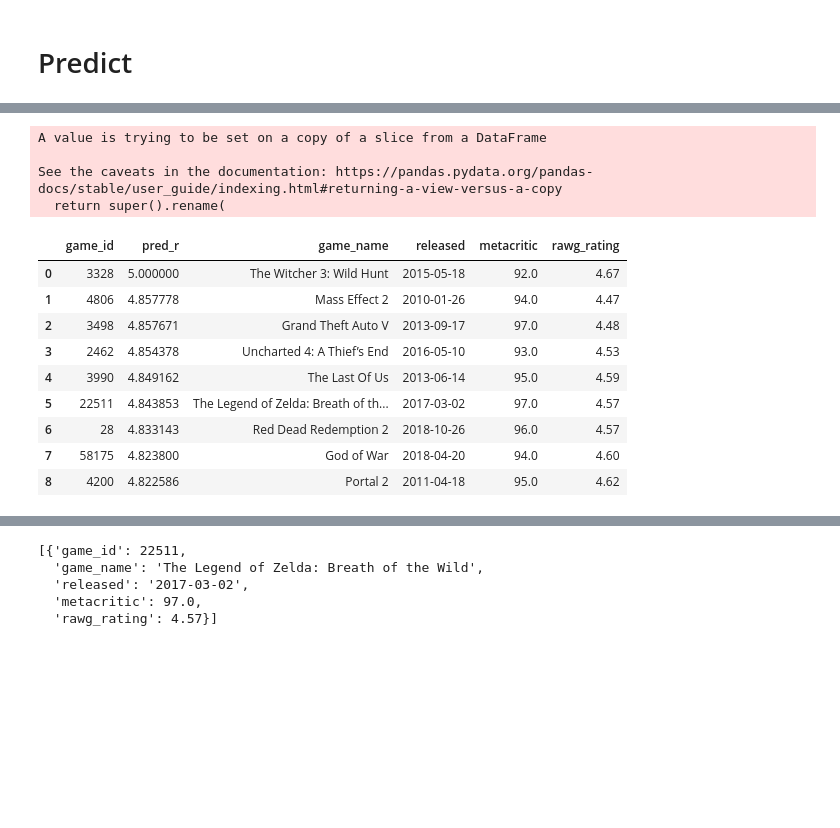
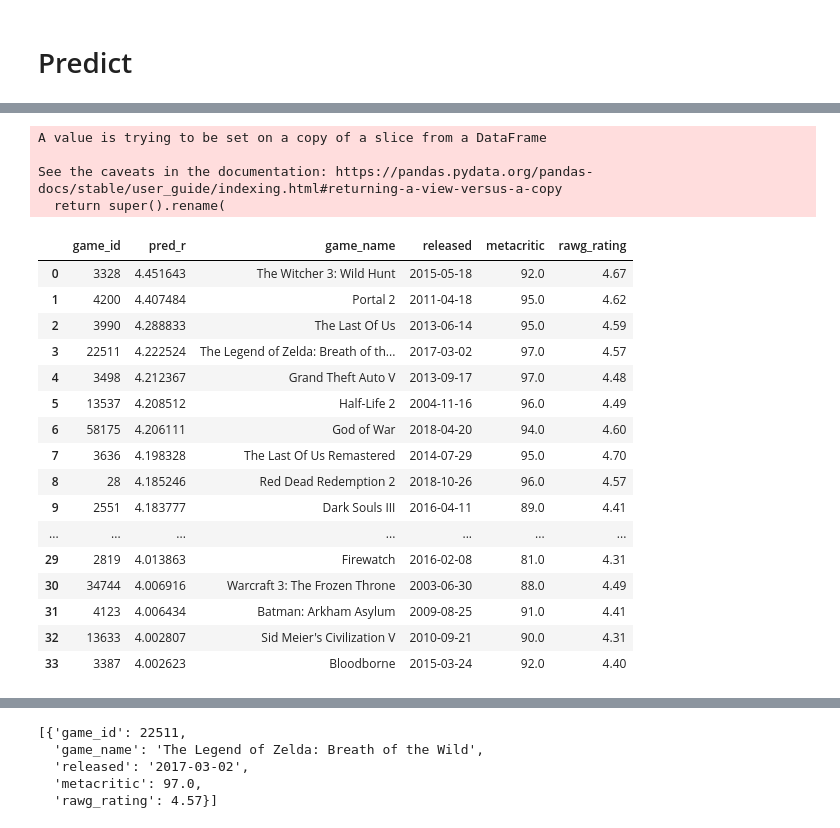
Before and after one commit to Agnes-Lain/game_one, a Jupyter notebook: notebooks/gl-rating-surprise-model-with-prediction.ipynb, the cells around one changed output, grey strips where cells are left out. Cells and saved outputs as stored; diff of their text form; code cells hidden in the pictures; blank space fills up the shorter version.

```diff
--- a/notebooks/gl-rating-surprise-model-with-prediction.ipynb
+++ b/notebooks/gl-rating-surprise-model-with-prediction.ipynb
@@ -204,6 +204,8 @@ def generate_recommendation(user_id, model, rating_df, metadata, thresh):
 
     pred_user_filtered_w_n = pred_user_filtered.merge(metadata, left_on='game_id', right_on='game_id', how='left')
 
+    pred_b = pred_user_filtered_w_n.merge
+
     #for game_name in game_names:
     #    prediction = predict_purchase(user_id, game_name, model, metadata)
     #    if prediction > thresh :
@@ -215,18 +235,25 @@ def generate_recommendation(user_id, model, rating_df, metadata, thresh):
 # %%
-pred = generate_recommendation(42, model, rating_df, metadata, 4.8)
+pred = generate_recommendation(655, model, rating_df, metadata, 4.0)
 pred
 # %% [output]
 A value is trying to be set on a copy of a slice from a DataFrame
 
 See the caveats in the documentation: https://pandas.pydata.org/pandas-docs/stable/user_guide/indexing.html#returning-a-view-versus-a-copy
   return super().rename(
 |  | game_id | pred_r | game_name | released | metacritic | rawg_rating |
-| 0 | 3328 | 5.000000 | The Witcher 3: Wild Hunt | 2015-05-18 | 92.0 | 4.67 |
-| 1 | 4806 | 4.857778 | Mass Effect 2 | 2010-01-26 | 94.0 | 4.47 |
-| 2 | 3498 | 4.857671 | Grand Theft Auto V | 2013-09-17 | 97.0 | 4.48 |
-| 3 | 2462 | 4.854378 | Uncharted 4: A Thief’s End | 2016-05-10 | 93.0 | 4.53 |
-| 4 | 3990 | 4.849162 | The Last Of Us | 2013-06-14 | 95.0 | 4.59 |
-| 5 | 22511 | 4.843853 | The Legend of Zelda: Breath of th... | 2017-03-02 | 97.0 | 4.57 |
-| 6 | 28 | 4.833143 | Red Dead Redemption 2 | 2018-10-26 | 96.0 | 4.57 |
-| 7 | 58175 | 4.823800 | God of War | 2018-04-20 | 94.0 | 4.60 |
-| 8 | 4200 | 4.822586 | Portal 2 | 2011-04-18 | 95.0 | 4.62 |
+| 0 | 3328 | 4.451643 | The Witcher 3: Wild Hunt | 2015-05-18 | 92.0 | 4.67 |
+| 1 | 4200 | 4.407484 | Portal 2 | 2011-04-18 | 95.0 | 4.62 |
+| 2 | 3990 | 4.288833 | The Last Of Us | 2013-06-14 | 95.0 | 4.59 |
+| 3 | 22511 | 4.222524 | The Legend of Zelda: Breath of th... | 2017-03-02 | 97.0 | 4.57 |
+| 4 | 3498 | 4.212367 | Grand Theft Auto V | 2013-09-17 | 97.0 | 4.48 |
+| 5 | 13537 | 4.208512 | Half-Life 2 | 2004-11-16 | 96.0 | 4.49 |
+| 6 | 58175 | 4.206111 | God of War | 2018-04-20 | 94.0 | 4.60 |
+| 7 | 3636 | 4.198328 | The Last Of Us Remastered | 2014-07-29 | 95.0 | 4.70 |
+| 8 | 28 | 4.185246 | Red Dead Redemption 2 | 2018-10-26 | 96.0 | 4.57 |
+| 9 | 2551 | 4.183777 | Dark Souls III | 2016-04-11 | 89.0 | 4.41 |
+| ... | ... | ... | ... | ... | ... | ... |
+| 29 | 2819 | 4.013863 | Firewatch | 2016-02-08 | 81.0 | 4.31 |
+| 30 | 34744 | 4.006916 | Warcraft 3: The Frozen Throne | 2003-06-30 | 88.0 | 4.49 |
+| 31 | 4123 | 4.006434 | Batman: Arkham Asylum | 2009-08-25 | 91.0 | 4.41 |
+| 32 | 13633 | 4.002807 | Sid Meier's Civilization V | 2010-09-21 | 90.0 | 4.31 |
+| 33 | 3387 | 4.002623 | Bloodborne | 2015-03-24 | 92.0 | 4.40 |
```
Also changed, not shown: parts of 5 cells of this notebook, 11 other files.
